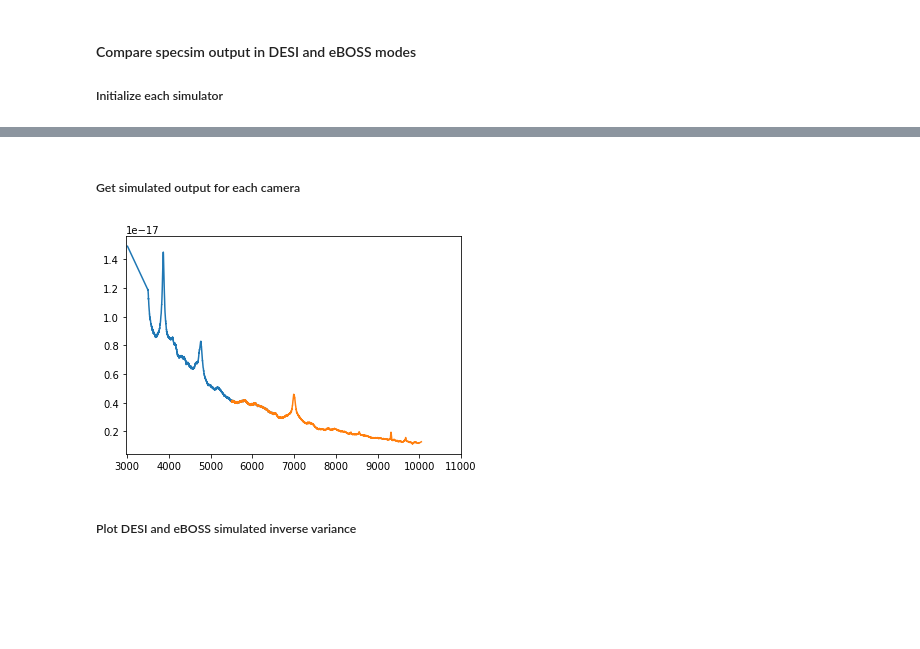
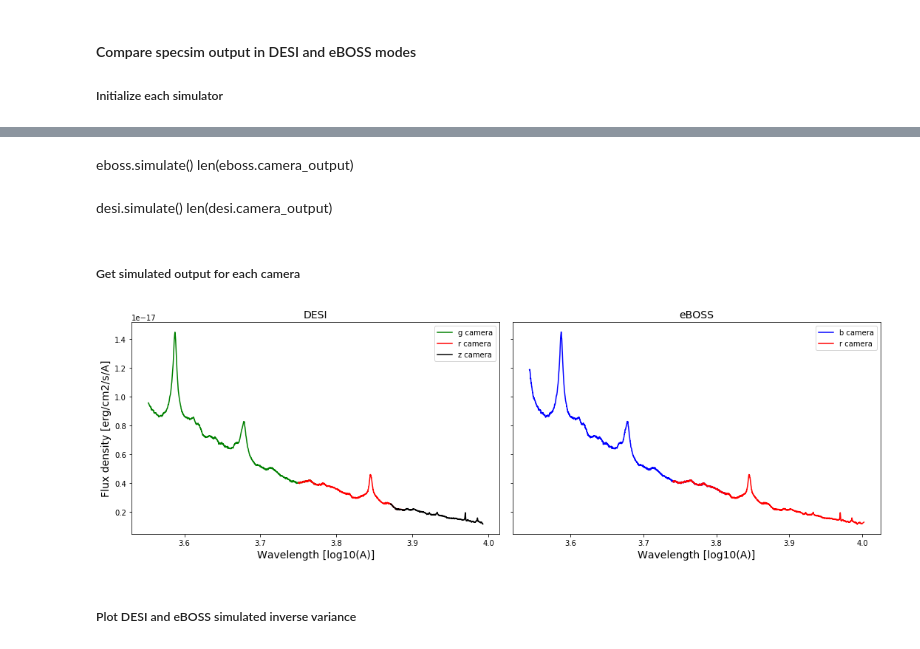
Before and after one commit to desihub/specsim, a Jupyter notebook: docs/nb/SimulatingeBOSS.ipynb, the cells around one changed output, grey strips where cells are left out. Drawn from its saved outputs; the diff is of its cells as text; code cells hidden in the pictures; blank space fills up the shorter version.

```diff
--- a/docs/nb/SimulatingeBOSS.ipynb
+++ b/docs/nb/SimulatingeBOSS.ipynb
@@ -31,3 +29,9 @@ eboss = specsim.simulator.Simulator('eboss', num_fibers=1, camera_output=True)
+# %% [markdown]
+eboss.simulate()
+len(eboss.camera_output)
+# %% [markdown]
+desi.simulate()
+len(desi.camera_output)
 # %% [markdown]
 ##### Get simulated output for each camera
 # %%
@@ -46,10 +52,26 @@ eboss_cam1, eboss_cam2 = get_camera_output(eboss)
-# %%
-plt.plot(eboss_cam1['wavelength'], eboss_cam1['observed_flux'])
-plt.plot(eboss_cam2['wavelength'], eboss_cam2['observed_flux'])
-plt.xlim(2980, 11000)
-plt.show()
-# %% [output]
-[figure, removed]
+# %%
+fs = 14
+
+fig, axs = plt.subplots(1,2, figsize=(15,5), sharey=True)
+axs = axs.ravel()
+axs[0].plot(np.log10(desi_g['wavelength']), desi_g['observed_flux'], c='g', label='g camera')
+axs[0].plot(np.log10(desi_r['wavelength']), desi_r['observed_flux'], c='r', label='r camera')
+axs[0].plot(np.log10(desi_z['wavelength']), desi_z['observed_flux'], c='k', label='z camera')
+axs[1].plot(eboss_b['wavelength'], eboss_b['observed_flux'], c='b', label='b camera')
+axs[1].plot(eboss_r['wavelength'], eboss_r['observed_flux'], c='r', label='r camera')
+
+axs[0].set_title('DESI', fontsize=fs)
+axs[1].set_title('eBOSS', fontsize=fs)
+axs[0].set_xlabel('Wavelength [log10(A)]', fontsize=fs)
+axs[1].set_xlabel('Wavelength [log10(A)]', fontsize=fs)
+axs[0].set_ylabel('Flux density [erg/cm2/s/A]', fontsize=fs)
+axs[0].legend()
+axs[1].legend()
+
+plt.tight_layout()
+plt.show()
+# %% [output]
+[figure, added]
 # %% [markdown]
 ##### Plot DESI and eBOSS simulated inverse variance
 # %%
```
Also changed, not shown: parts of 9 cells of this notebook, 1 other file.
